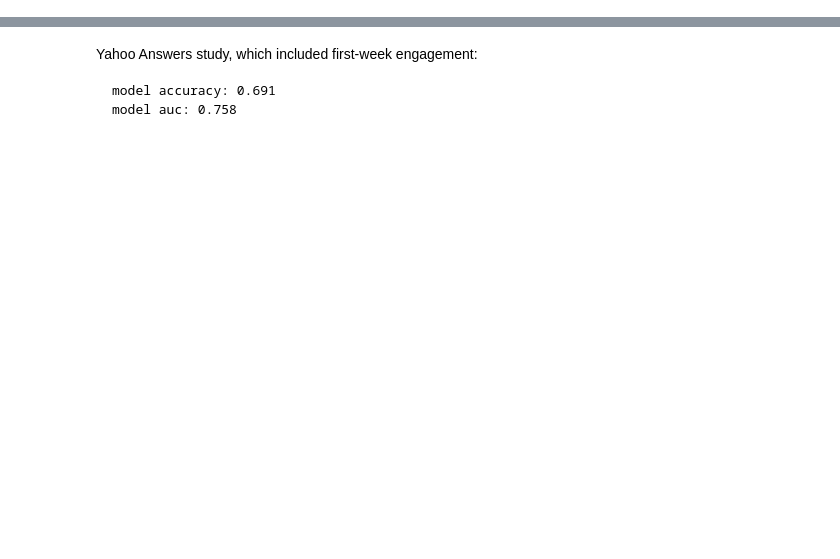
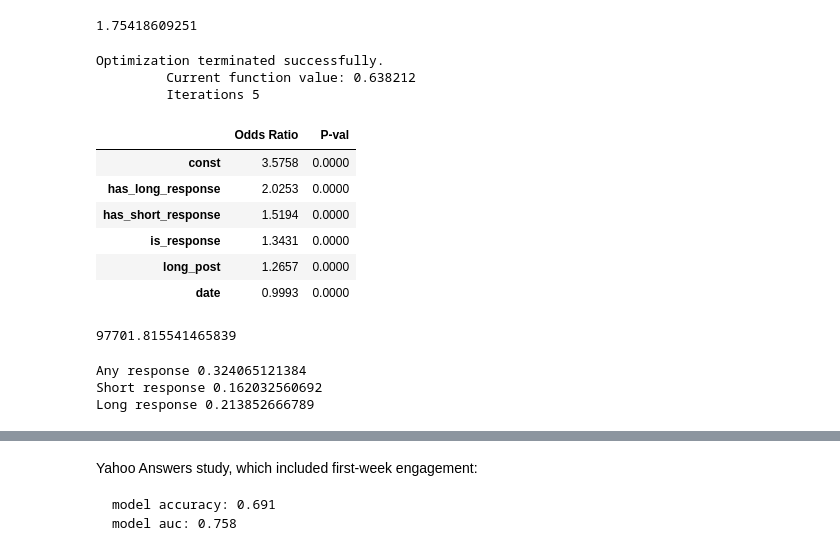
Before and after one commit to boazgurdin/reddit-churn, a Jupyter notebook: Model Building.ipynb, the cells around one changed output, grey strips where cells are left out. Cells and saved outputs as stored; diff of their text form; code cells hidden in the pictures; blank space fills up the shorter version.

```diff
--- a/Model Building.ipynb
+++ b/Model Building.ipynb
@@ -285,0 +297,45 @@ result2.pvalues
+# %%
+#print np.exp(result2.params['has_responses'])
+print np.exp( (result2.params['has_short_response'] + result2.params['has_long_response']) / 2.0 )
+# %% [output]
+1.75418609251
+# %%
+logit3 = sm.Logit(multi_post, first_post[[  'const',
+                                            'date',
+                                            'long_post',
+                                            #'has_ups',
+                                            'has_short_response',
+                                            'has_long_response',
+                                            'is_response' ]])
+result3 = logit3.fit()
+#result3.summary()
+
+odds_pvals = pd.concat([np.exp(result3.params), result3.pvalues], axis=1)
+odds_pvals.columns = ['Odds Ratio', 'P-val']
+odds_pvals.sort('Odds Ratio', ascending=False, inplace=True)
+pd.options.display.float_format = '{:,.4f}'.format
+odds_pvals
+# %% [output]
+Optimization terminated successfully.
+         Current function value: 0.638212
+         Iterations 5
+|  | Odds Ratio | P-val |
+| const | 3.5758 | 0.0000 |
+| has_long_response | 2.0253 | 0.0000 |
+| has_short_response | 1.5194 | 0.0000 |
+| is_response | 1.3431 | 0.0000 |
+| long_post | 1.2657 | 0.0000 |
+| date | 0.9993 | 0.0000 |
+# %%
+result3.aic
+# %% [output]
+97701.815541465839
+# %%
+# Pct with responses
+print 'Any response', (np.sum(first_post['has_short_response'])+np.sum(first_post['has_short_response'])) * 1.0 / first_post.shape[0]
+print 'Short response', np.sum(first_post['has_short_response']) * 1.0 / first_post.shape[0]
+print 'Long response', np.sum(first_post['has_long_response']) * 1.0 / first_post.shape[0]
+# %% [output]
+Any response 0.324065121384
+Short response 0.162032560692
+Long response 0.213852666789
```
Also changed, not shown: parts of 44 cells of this notebook, 4 other files.
